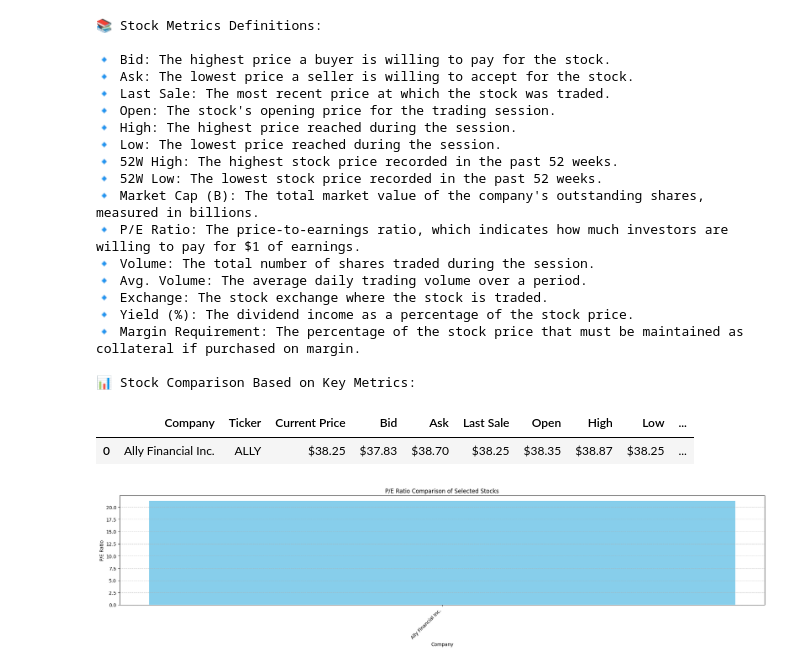
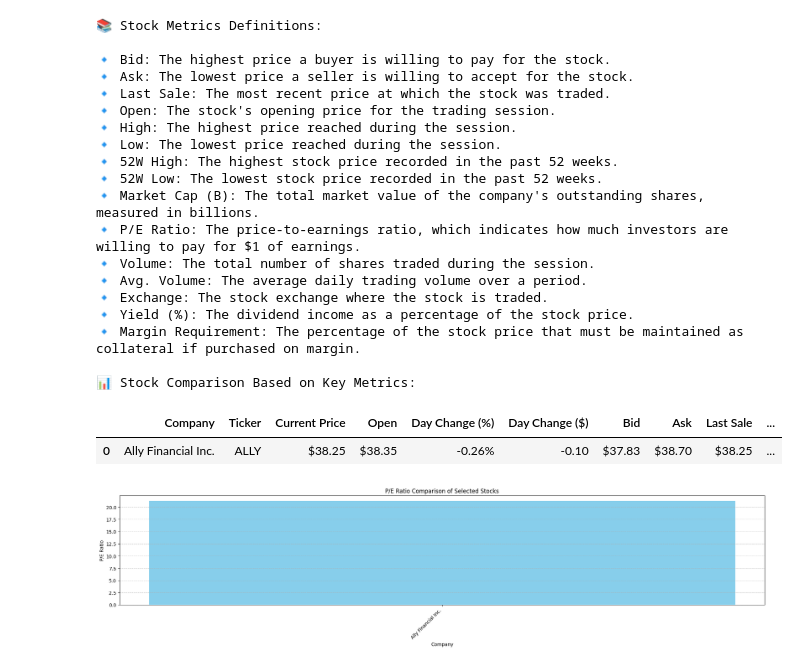
Before and after one commit to anantagr/investment_profile, a Jupyter notebook: Stocks.ipynb, the cells around one changed output. Drawn from its saved outputs; the diff is of its cells as text; code cells hidden in the pictures.

Commit message:
Fixed table print

```diff
--- a/Stocks.ipynb
+++ b/Stocks.ipynb
@@ -50,17 +50,26 @@ def fetch_stock_data(ticker):
     if current_price is None:
         current_price = info.get('previousClose')
 
+    open_price = info.get('open')
     last_sale = info.get("previousClose")
     fifty_two_week_high = info.get("fiftyTwoWeekHigh")
     fifty_two_week_low = info.get("fiftyTwoWeekLow")
     market_cap = info.get("marketCap")
     pe_ratio = info.get("trailingPE")
 
+    change_1d_percent = ((current_price - open_price) / open_price) * 100 if (open_price is not None and open_price != 0 and current_price is not None) else None
+    change_1d_dollar = current_price - open_price if (open_price is not None and current_price is not None) else None
+
+
     return {
         "Company": info.get("shortName", ticker),
         "Ticker": ticker,
 
         "Current Price": f"${current_price:.2f}" if current_price is not None else None,
+        "Open": f"${open_price:.2f}" if open_price is not None else None,
+        "Day Change (%)": f"{change_1d_percent:.2f}%" if change_1d_percent is not None else None,
+        "Day Change ($)": f"{change_1d_dollar:.2f}" if change_1d_dollar is not None else None,
+
 
         "Bid": f"${info.get('bid'):.2f}" if info.get('bid') is not None else None,
         "Ask": f"${info.get('ask'):.2f}" if info.get('ask') is not None else None,
@@ -100,11 +109,27 @@ df["52W % from High"] = df["52W % from High"].apply(lambda x: f"{x:.2f}%" if pd.
 # ✅ Sort by P/E Ratio (Lower is Usually Better)
 df_sorted = df.sort_values(by=["P/E Ratio"], ascending=True)
 
-# Display Results in Table Format (Left-Aligned)
+# Display Results in Table Format (Center-Aligned and Equally Spaced)
 print("\n📊 Stock Comparison Based on Key Metrics:\n")
 
-# Apply CSS styling for left alignment:
-display(HTML(df_sorted.to_html(classes='table-bordered', justify='left'))) # justify='left' is the key change
+# Apply CSS styling for center alignment and equal column widths:
+css_style = """
+<style>
+.table-bordered {
+  width: 100%; /* Make the table take full width */
+  table-layout: fixed; /* Key for equal column widths */
+}
+.table-bordered th, .table-bordered td { /* Target both header and data cells */
+  text-align: center !important; /* Center align text in all cells - !important is key! */
+  word-wrap: break-word; /* prevent content from overflowing */
+}
+</style>
+"""
+
+html = df_sorted.to_html(classes='table-bordered')  # Removed justify
+
+display(HTML(css_style + html))
+
 
 # print("\n✅ Top Recommended Stocks Based on Analysis:\n")
 # display(HTML(best_stocks.to_html(classes='table-bordered', justify='left'))) # justify='left' is the key change
@@ -130,33 +155,33 @@ df_sorted["52W % from High"] = pd.to_numeric(df_sorted["52W % from High"].str.re
 plt.figure(figsize=(20, 5))
 width = 0.5
 plt.bar(df["Company"], pd.to_numeric(df["P/E Ratio"].str.replace('$', ''), errors='coerce'), color='skyblue', width=width)
 plt.xlabel("Company")
 plt.ylabel("P/E Ratio")
 plt.title("P/E Ratio Comparison of Selected Stocks")
 plt.xticks(rotation=45, ha='right')
 plt.grid(axis="y", linestyle="--", alpha=0.7)
 plt.tight_layout()
 plt.show()
 # %% [output]
 📚 Stock Metrics Definitions:
 
 🔹 Bid: The highest price a buyer is willing to pay for the stock.
 🔹 Ask: The lowest price a seller is willing to accept for the stock.
 🔹 Last Sale: The most recent price at which the stock was traded.
 🔹 Open: The stock's opening price for the trading session.
 🔹 High: The highest price reached during the session.
 🔹 Low: The lowest price reached during the session.
 🔹 52W High: The highest stock price recorded in the past 52 weeks.
 🔹 52W Low: The lowest stock price recorded in the past 52 weeks.
 🔹 Market Cap (B): The total market value of the company's outstanding shares, measured in billions.
 🔹 P/E Ratio: The price-to-earnings ratio, which indicates how much investors are willing to pay for $1 of earnings.
 🔹 Volume: The total number of shares traded during the session.
 🔹 Avg. Volume: The average daily trading volume over a period.
 🔹 Exchange: The stock exchange where the stock is traded.
 🔹 Yield (%): The dividend income as a percentage of the stock price.
 🔹 Margin Requirement: The percentage of the stock price that must be maintained as collateral if purchased on margin.
 
 📊 Stock Comparison Based on Key Metrics:
-|  | Company | Ticker | Current Price | Bid | Ask | Last Sale | Open | High | Low | ... |
-| 0 | Ally Financial Inc. | ALLY | $38.25 | $37.83 | $38.70 | $38.25 | $38.35 | $38.87 | $38.25 | ... |
+|  | Company | Ticker | Current Price | Open | Day Change (%) | Day Change ($) | Bid | Ask | Last Sale | ... |
+| 0 | Ally Financial Inc. | ALLY | $38.25 | $38.35 | -0.26% | -0.10 | $37.83 | $38.70 | $38.25 | ... |
 [figure]
```
